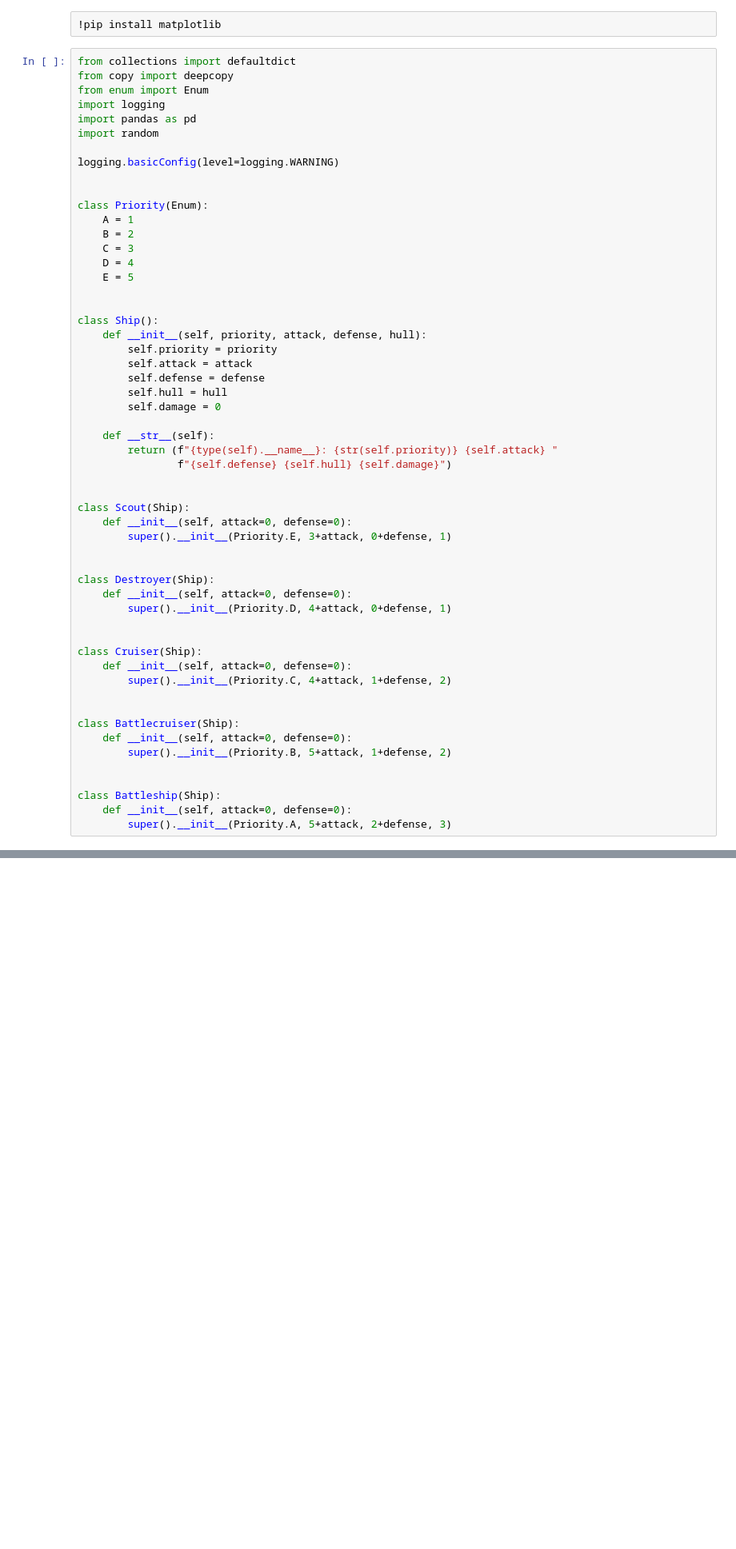
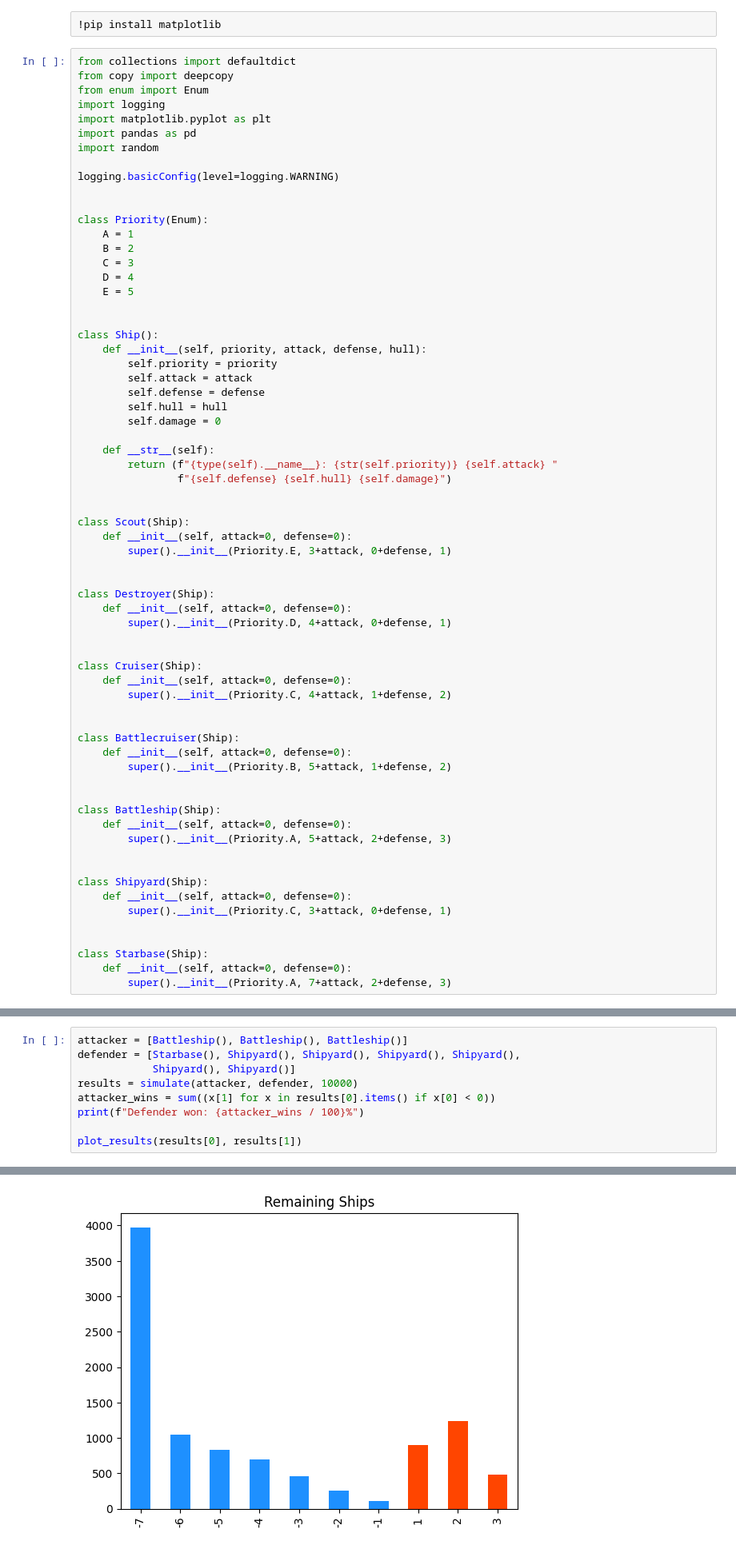
Before and after one commit to kerpowski/sagemaker-test, a Jupyter notebook: SE4.ipynb, the cells around one changed output, grey strips where cells are left out. Shown at 80% size. Saved outputs shown, nothing was run; the diff lists cells and outputs as text; blank space fills up the shorter version.

Commit message:
add shipyards and starbases

```diff
--- a/SE4.ipynb
+++ b/SE4.ipynb
@@ -5,6 +5,7 @@ from collections import defaultdict
 from copy import deepcopy
 from enum import Enum
 import logging
+import matplotlib.pyplot as plt
 import pandas as pd
 import random
 
@@ -55,6 +56,16 @@ class Battlecruiser(Ship):
 class Battleship(Ship):
     def __init__(self, attack=0, defense=0):
         super().__init__(Priority.A, 5+attack, 2+defense, 3)
+
+
+class Shipyard(Ship):
+    def __init__(self, attack=0, defense=0):
+        super().__init__(Priority.C, 3+attack, 0+defense, 1)
+
+
+class Starbase(Ship):
+    def __init__(self, attack=0, defense=0):
+        super().__init__(Priority.A, 7+attack, 2+defense, 3)
 # %%
 def select_target(ship, targets):
     if not targets:
@@ -155,0 +182,10 @@ pd.Series(results[1]).sort_index().plot.bar(title="Round Count")
+# %%
+attacker = [Battleship(), Battleship(), Battleship()]
+defender = [Starbase(), Shipyard(), Shipyard(), Shipyard(), Shipyard(),
+            Shipyard(), Shipyard()]
+results = simulate(attacker, defender, 10000)
+attacker_wins = sum((x[1] for x in results[0].items() if x[0] < 0))
+print(f"Defender won: {attacker_wins / 100}%")
+
+plot_results(results[0], results[1])
+# %% [output]
@@ -155,0 +193 @@ pd.Series(results[1]).sort_index().plot.bar(title="Round Count")
+[figure, added]
```
Also changed, not shown: parts of 5 cells of this notebook.
